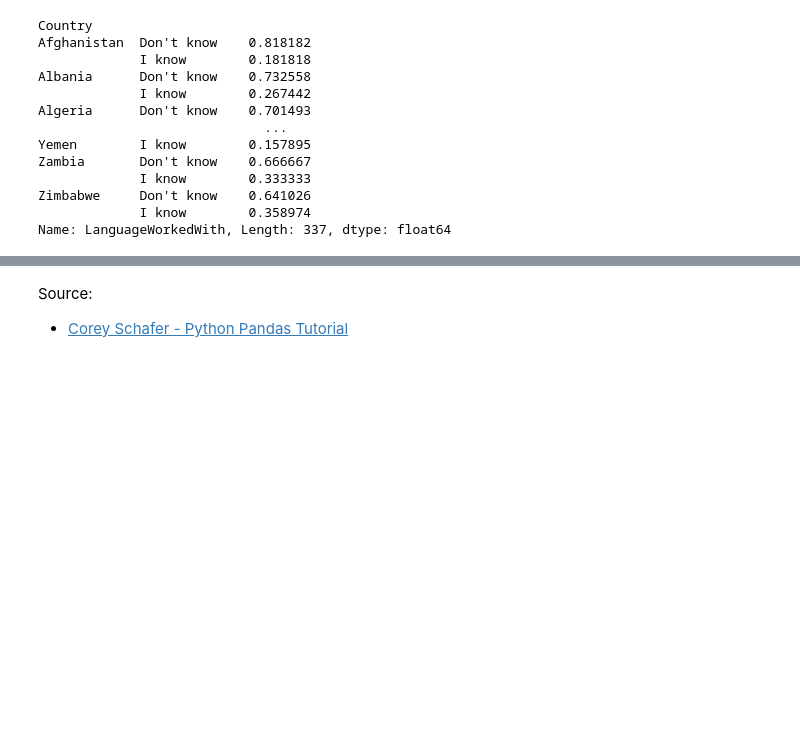
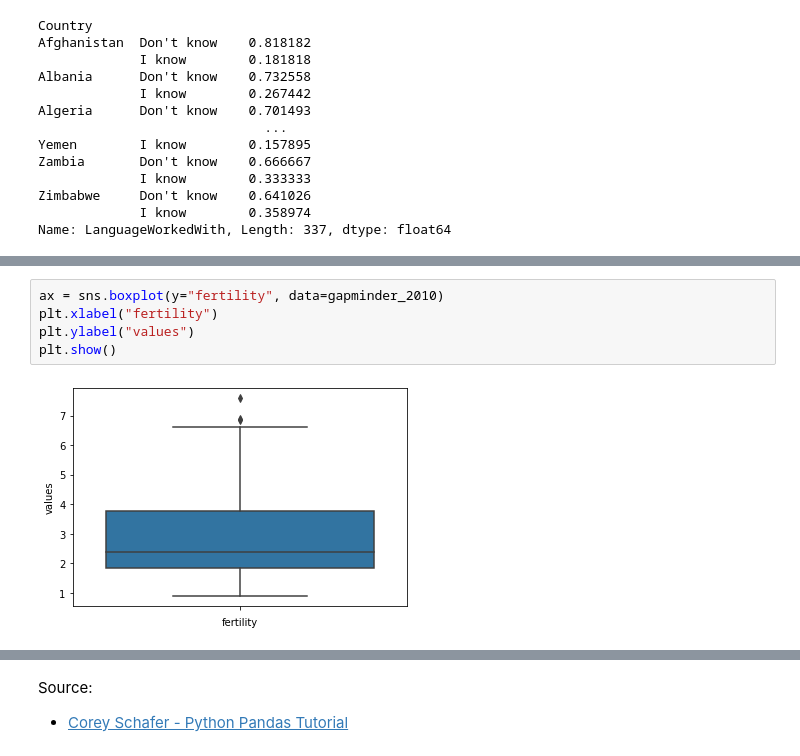
Before and after one commit to kurtsenol/pandas, a Jupyter notebook: Pandas_C5.ipynb, the cells around one changed output, grey strips where cells are left out. Saved outputs shown, nothing was run; the diff lists cells and outputs as text; blank space fills up the shorter version.

```diff
--- a/Pandas_C5.ipynb
+++ b/Pandas_C5.ipynb
@@ -207,0 +290,7 @@ Name: LanguageWorkedWith, Length: 337, dtype: float64
+# %%
+ax = sns.boxplot(y="fertility", data=gapminder_2010)
+plt.xlabel("fertility")
+plt.ylabel("values")
+plt.show()
+# %% [output]
+[figure, added]
```
Also changed, not shown: parts of 21 cells of this notebook, 2 other files.
